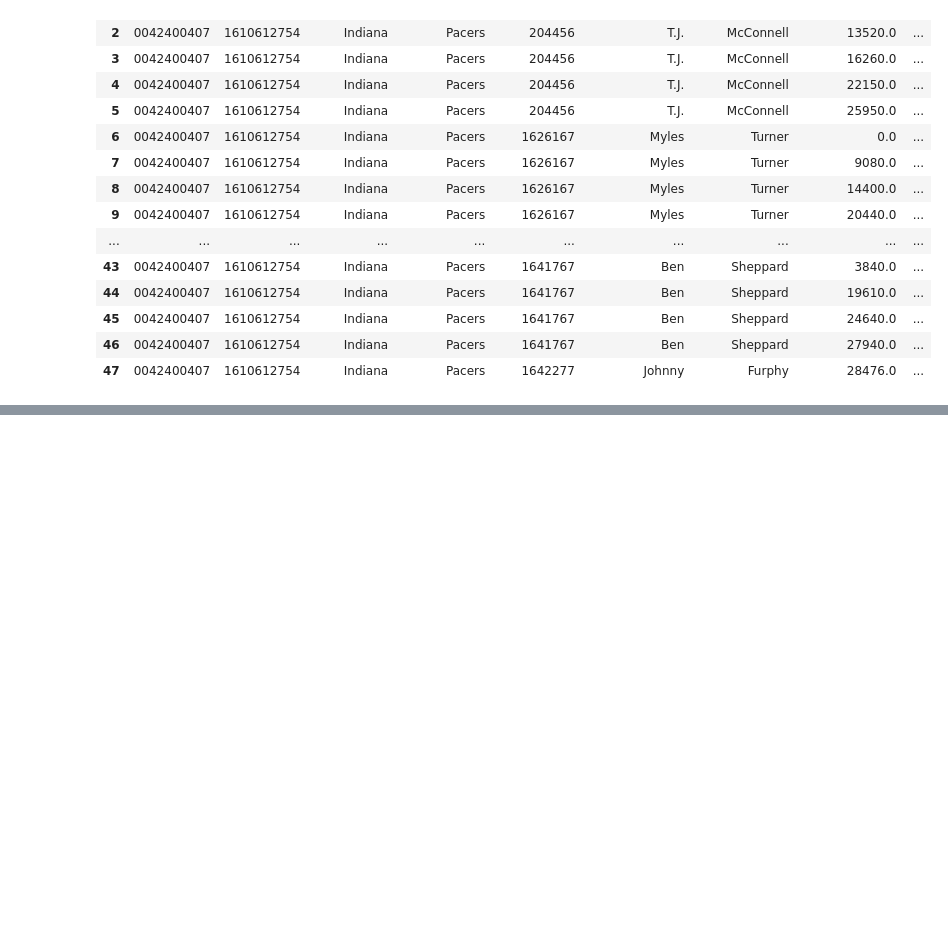
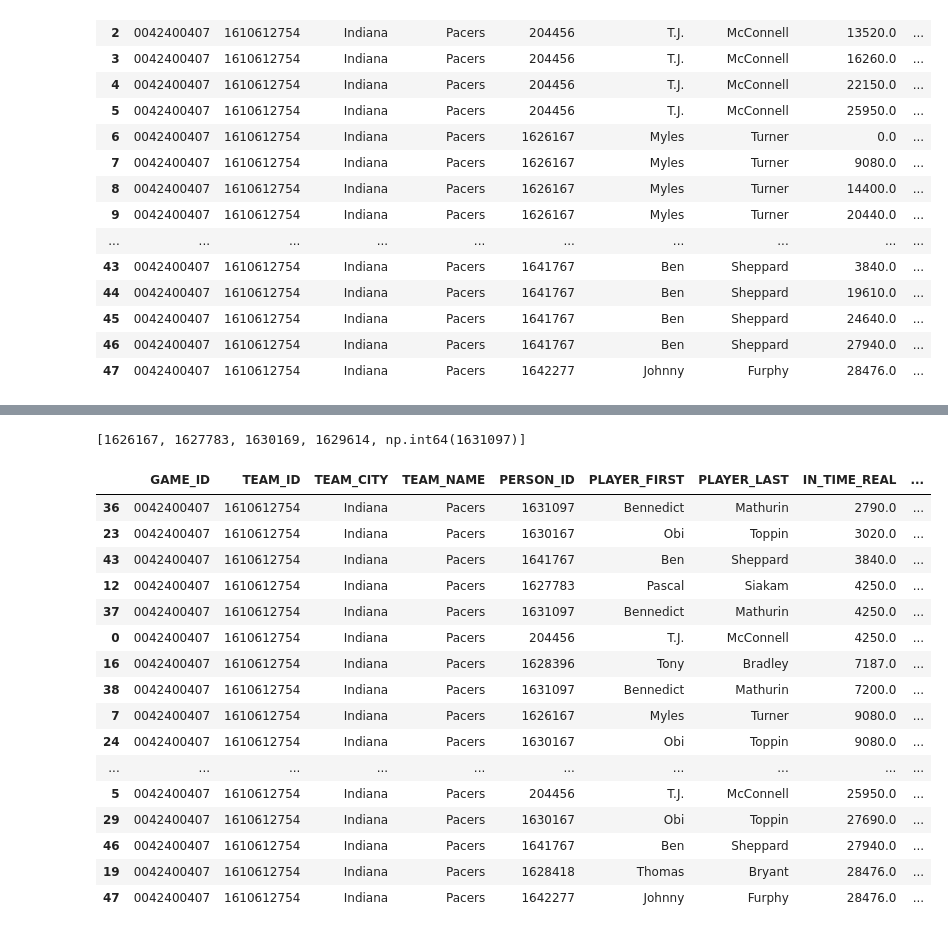
Before and after one commit to rickpatking/Lineups_Impact, a Jupyter notebook: notebooks/02_lineup_tracking_prototype.ipynb, the cells around one changed output, grey strips where cells are left out. Saved outputs shown, nothing was run; the diff lists cells and outputs as text; code cells hidden in the pictures; blank space fills up the shorter version.

Commit message:
Day 5, Finished the new lineup function, now working on the lineup_stints function. Almost done, just need to fix the clean_data function and get action ids

```diff
--- a/notebooks/02_lineup_tracking_prototype.ipynb
+++ b/notebooks/02_lineup_tracking_prototype.ipynb
@@ -398,0 +553,32 @@ pp
+# %%
+# The 5 will be an i from a loop
+curr_lineup = lineups[-1]
+to_remove_time = sorted_rotations['IN_TIME_REAL'].iloc[5]
+to_remove_player = sorted_rotations[sorted_rotations['OUT_TIME_REAL'] == to_remove_time].copy()
+to_remove_player = to_remove_player['PERSON_ID'].iloc[0]
+curr_lineup.remove(to_remove_player)
+curr_lineup.append(sorted_rotations['PERSON_ID'].iloc[5])
+lineups.append(curr_lineup)
+curr_lineup
+# %% [output]
+[1626167, 1627783, 1630169, 1629614, np.int64(1631097)]
+# %%
+sorted_rotations.iloc[5:]
+# %% [output]
+|  | GAME_ID | TEAM_ID | TEAM_CITY | TEAM_NAME | PERSON_ID | PLAYER_FIRST | PLAYER_LAST | IN_TIME_REAL | ... |
+| 36 | 0042400407 | 1610612754 | Indiana | Pacers | 1631097 | Bennedict | Mathurin | 2790.0 | ... |
+| 23 | 0042400407 | 1610612754 | Indiana | Pacers | 1630167 | Obi | Toppin | 3020.0 | ... |
+| 43 | 0042400407 | 1610612754 | Indiana | Pacers | 1641767 | Ben | Sheppard | 3840.0 | ... |
+| 12 | 0042400407 | 1610612754 | Indiana | Pacers | 1627783 | Pascal | Siakam | 4250.0 | ... |
+| 37 | 0042400407 | 1610612754 | Indiana | Pacers | 1631097 | Bennedict | Mathurin | 4250.0 | ... |
+| 0 | 0042400407 | 1610612754 | Indiana | Pacers | 204456 | T.J. | McConnell | 4250.0 | ... |
+| 16 | 0042400407 | 1610612754 | Indiana | Pacers | 1628396 | Tony | Bradley | 7187.0 | ... |
+| 38 | 0042400407 | 1610612754 | Indiana | Pacers | 1631097 | Bennedict | Mathurin | 7200.0 | ... |
+| 7 | 0042400407 | 1610612754 | Indiana | Pacers | 1626167 | Myles | Turner | 9080.0 | ... |
+| 24 | 0042400407 | 1610612754 | Indiana | Pacers | 1630167 | Obi | Toppin | 9080.0 | ... |
+| ... | ... | ... | ... | ... | ... | ... | ... | ... | ... |
+| 5 | 0042400407 | 1610612754 | Indiana | Pacers | 204456 | T.J. | McConnell | 25950.0 | ... |
+| 29 | 0042400407 | 1610612754 | Indiana | Pacers | 1630167 | Obi | Toppin | 27690.0 | ... |
+| 46 | 0042400407 | 1610612754 | Indiana | Pacers | 1641767 | Ben | Sheppard | 27940.0 | ... |
+| 19 | 0042400407 | 1610612754 | Indiana | Pacers | 1628418 | Thomas | Bryant | 28476.0 | ... |
+| 47 | 0042400407 | 1610612754 | Indiana | Pacers | 1642277 | Johnny | Furphy | 28476.0 | ... |
```
Also changed, not shown: parts of 7 cells of this notebook, 3 other files.
